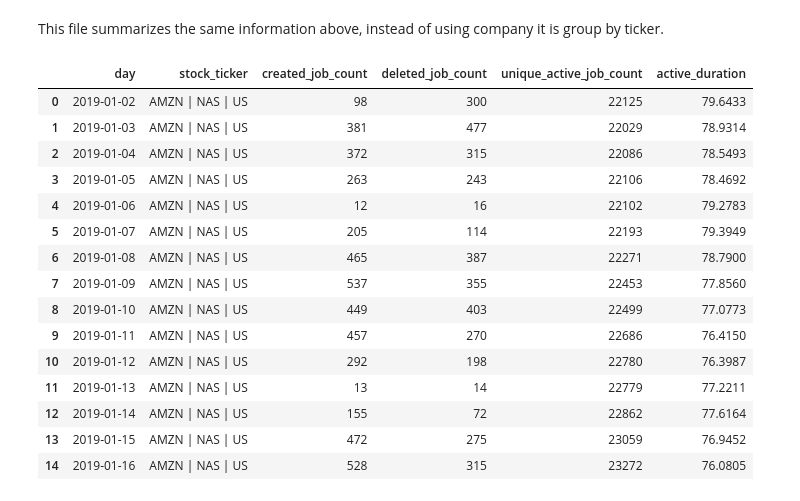
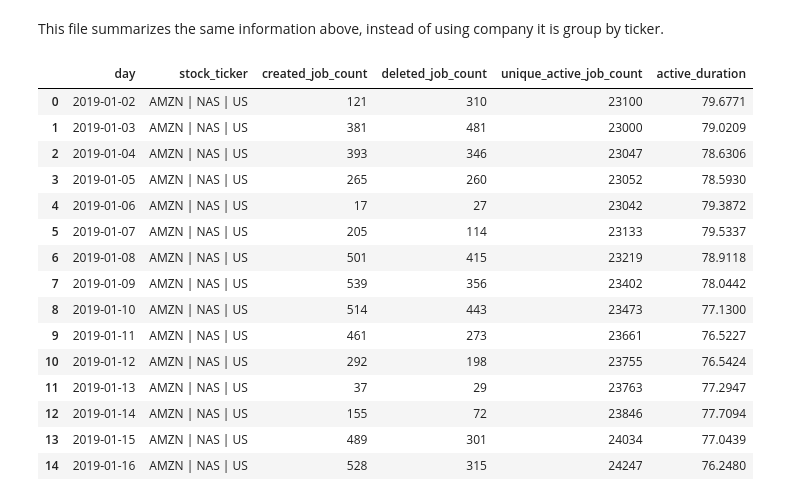
Before and after one commit to LinkUp/Job-Market-Data, a Jupyter notebook: Product Documentation/Product Onboarding.ipynb, the cells around one changed output. Saved outputs shown, nothing was run; the diff lists cells and outputs as text; code cells hidden in the pictures.

```diff
--- a/Product Documentation/Product Onboarding.ipynb
+++ b/Product Documentation/Product Onboarding.ipynb
@@ -2,7 +2,8 @@
 import pandas as pd
 from xml.etree import ElementTree as ET
 
-pd.set_option('display.max_colwidth', -1)
+
+pd.set_option('display.max_colwidth', None)
 # %% [markdown]
 # Job Records
 
@@ -155,23 +151,23 @@ company_analytics.head(15)
 # %% [markdown]
 This file summarizes the same information above, instead of using company it is group by ticker.
 # %%
-ticker_analytics = pd.read_csv('core_ticker_analytics_2019-11-19.csv.gz');
+ticker_analytics = pd.read_csv('core_ticker_analytics_2020-10-28.csv.gz');
 ticker_analytics = ticker_analytics[ticker_analytics.day > '2019-01-01']
 ticker_analytics[ticker_analytics.stock_ticker == 'AMZN | NAS | US'].reset_index(drop = True).head(15)
 # %% [output]
 |  | day | stock_ticker | created_job_count | deleted_job_count | unique_active_job_count | active_duration |
-| 0 | 2019-01-02 | AMZN | NAS | US | 98 | 300 | 22125 | 79.6433 |
-| 1 | 2019-01-03 | AMZN | NAS | US | 381 | 477 | 22029 | 78.9314 |
-| 2 | 2019-01-04 | AMZN | NAS | US | 372 | 315 | 22086 | 78.5493 |
-| 3 | 2019-01-05 | AMZN | NAS | US | 263 | 243 | 22106 | 78.4692 |
-| 4 | 2019-01-06 | AMZN | NAS | US | 12 | 16 | 22102 | 79.2783 |
-| 5 | 2019-01-07 | AMZN | NAS | US | 205 | 114 | 22193 | 79.3949 |
-| 6 | 2019-01-08 | AMZN | NAS | US | 465 | 387 | 22271 | 78.7900 |
-| 7 | 2019-01-09 | AMZN | NAS | US | 537 | 355 | 22453 | 77.8560 |
-| 8 | 2019-01-10 | AMZN | NAS | US | 449 | 403 | 22499 | 77.0773 |
-| 9 | 2019-01-11 | AMZN | NAS | US | 457 | 270 | 22686 | 76.4150 |
-| 10 | 2019-01-12 | AMZN | NAS | US | 292 | 198 | 22780 | 76.3987 |
-| 11 | 2019-01-13 | AMZN | NAS | US | 13 | 14 | 22779 | 77.2211 |
-| 12 | 2019-01-14 | AMZN | NAS | US | 155 | 72 | 22862 | 77.6164 |
-| 13 | 2019-01-15 | AMZN | NAS | US | 472 | 275 | 23059 | 76.9452 |
-| 14 | 2019-01-16 | AMZN | NAS | US | 528 | 315 | 23272 | 76.0805 |
+| 0 | 2019-01-02 | AMZN | NAS | US | 121 | 310 | 23100 | 79.6771 |
+| 1 | 2019-01-03 | AMZN | NAS | US | 381 | 481 | 23000 | 79.0209 |
+| 2 | 2019-01-04 | AMZN | NAS | US | 393 | 346 | 23047 | 78.6306 |
+| 3 | 2019-01-05 | AMZN | NAS | US | 265 | 260 | 23052 | 78.5930 |
+| 4 | 2019-01-06 | AMZN | NAS | US | 17 | 27 | 23042 | 79.3872 |
+| 5 | 2019-01-07 | AMZN | NAS | US | 205 | 114 | 23133 | 79.5337 |
+| 6 | 2019-01-08 | AMZN | NAS | US | 501 | 415 | 23219 | 78.9118 |
+| 7 | 2019-01-09 | AMZN | NAS | US | 539 | 356 | 23402 | 78.0442 |
+| 8 | 2019-01-10 | AMZN | NAS | US | 514 | 443 | 23473 | 77.1300 |
+| 9 | 2019-01-11 | AMZN | NAS | US | 461 | 273 | 23661 | 76.5227 |
+| 10 | 2019-01-12 | AMZN | NAS | US | 292 | 198 | 23755 | 76.5424 |
+| 11 | 2019-01-13 | AMZN | NAS | US | 37 | 29 | 23763 | 77.2947 |
+| 12 | 2019-01-14 | AMZN | NAS | US | 155 | 72 | 23846 | 77.7094 |
+| 13 | 2019-01-15 | AMZN | NAS | US | 489 | 301 | 24034 | 77.0439 |
+| 14 | 2019-01-16 | AMZN | NAS | US | 528 | 315 | 24247 | 76.2480 |
```
Also changed, not shown: parts of 6 cells of this notebook.
